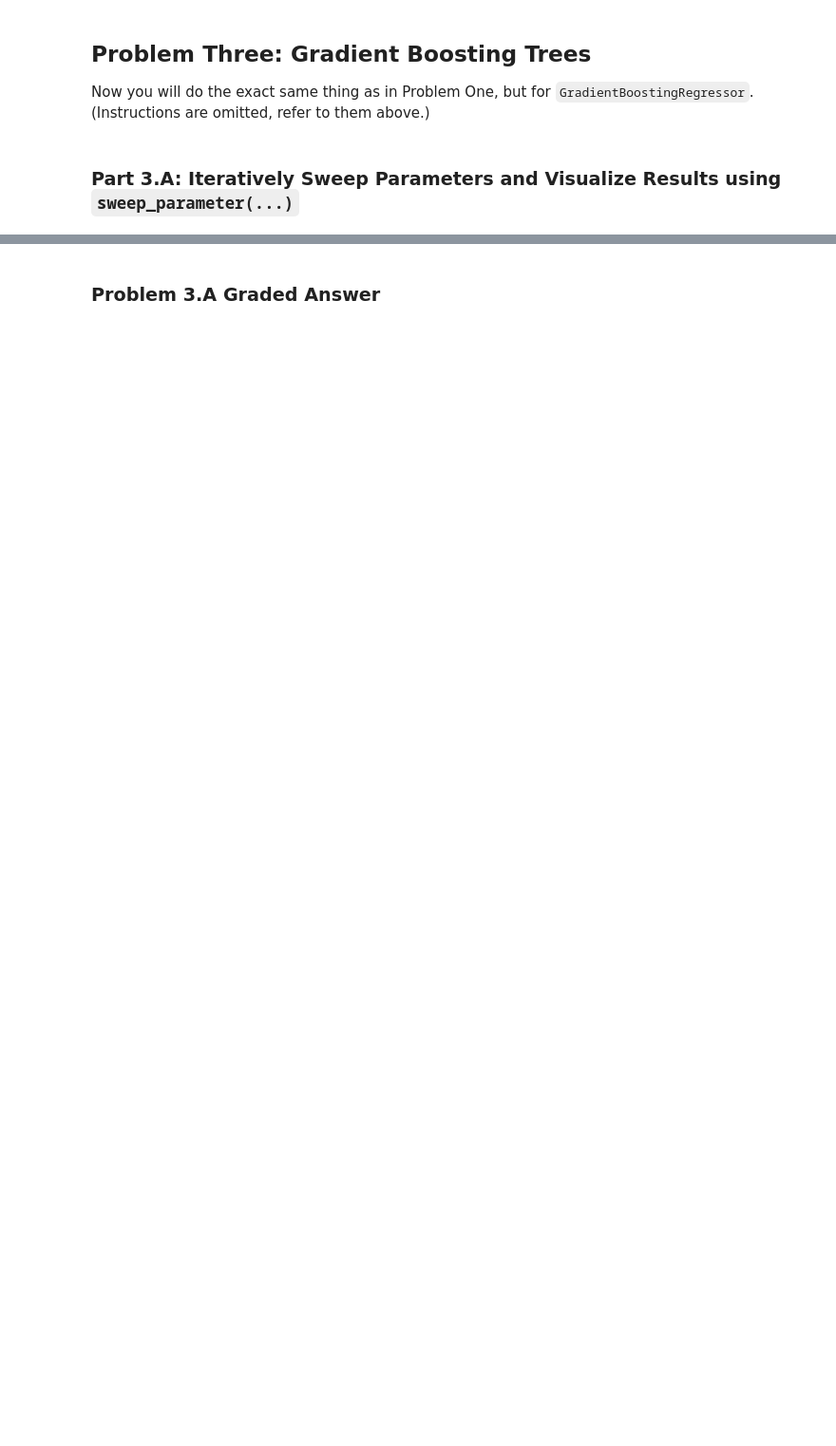
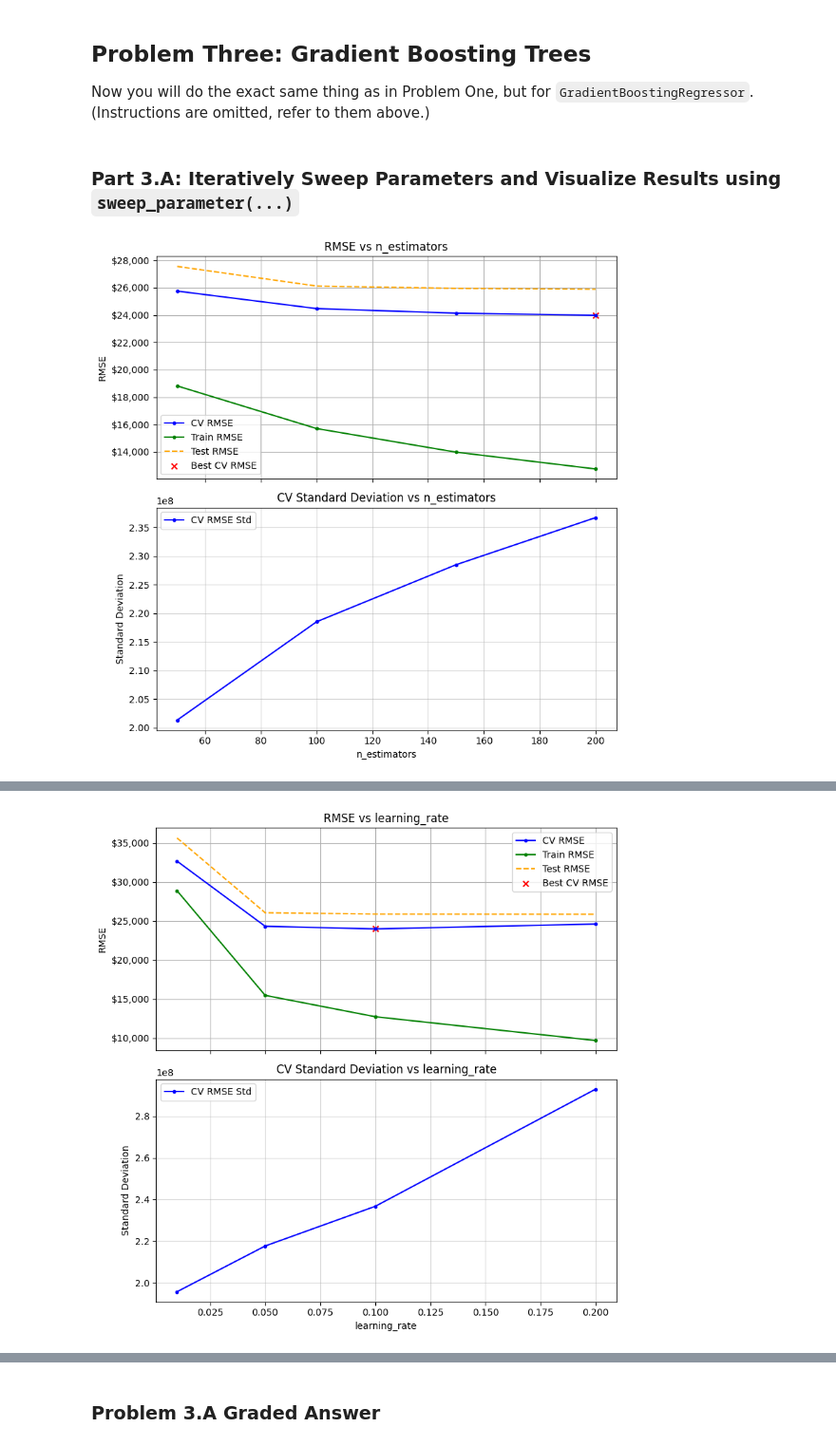
Before and after one commit to uglyirlshinwoo/ML-HW-Week7-JSA, a Jupyter notebook: Homework_07.ipynb, the cells around one changed output, grey strips where cells are left out. Shown at 95% size. Saved outputs shown, nothing was run; the diff lists cells and outputs as text; code cells hidden in the pictures; blank space fills up the shorter version.

```diff
--- a/Homework_07.ipynb
+++ b/Homework_07.ipynb
@@ -598,0 +970,46 @@ Default_Parameters_GradientBoosting = {
+# %%
+# Initialize parameters dictionary
+Parameters_GB = Default_Parameters_GradientBoosting.copy()
+
+# Sweep `n_estimators`
+n_estimators_range = [50, 100, 150, 200]
+Parameters_GB = sweep_parameter(
+    GradientBoostingRegressor,
+    Parameters_GB,
+    'n_estimators',
+    n_estimators_range
+)
+
+# Sweep `learning_rate`
+learning_rate_range = [0.01, 0.05, 0.1, 0.2]
+Parameters_GB = sweep_parameter(
+    GradientBoostingRegressor,
+    Parameters_GB,
+    'learning_rate',
+    learning_rate_range
+)
+
+# Sweep `max_depth`
+max_depth_range = [2, 3, 4, 5]
+Parameters_GB = sweep_parameter(
+    GradientBoostingRegressor,
+    Parameters_GB,
+    'max_depth',
+    max_depth_range
+)
+
+# Sweep `max_features`
+max_features_range = [0.3, 0.5, 0.7, 1.0]
+Parameters_GB = sweep_parameter(
+    GradientBoostingRegressor,
+    Parameters_GB,
+    'max_features',
+    max_features_range
+)
+
+# Report final results
+print("Final optimized parameters for GradientBoostingRegressor:")
+for key, value in Parameters_GB.items():
+    print(f"{key}: {value}")
+# %% [output]
+[figure, added]
@@ -598,0 +1017 @@ Default_Parameters_GradientBoosting = {
+[figure, added]
```
Also changed, not shown: parts of 48 cells of this notebook.
